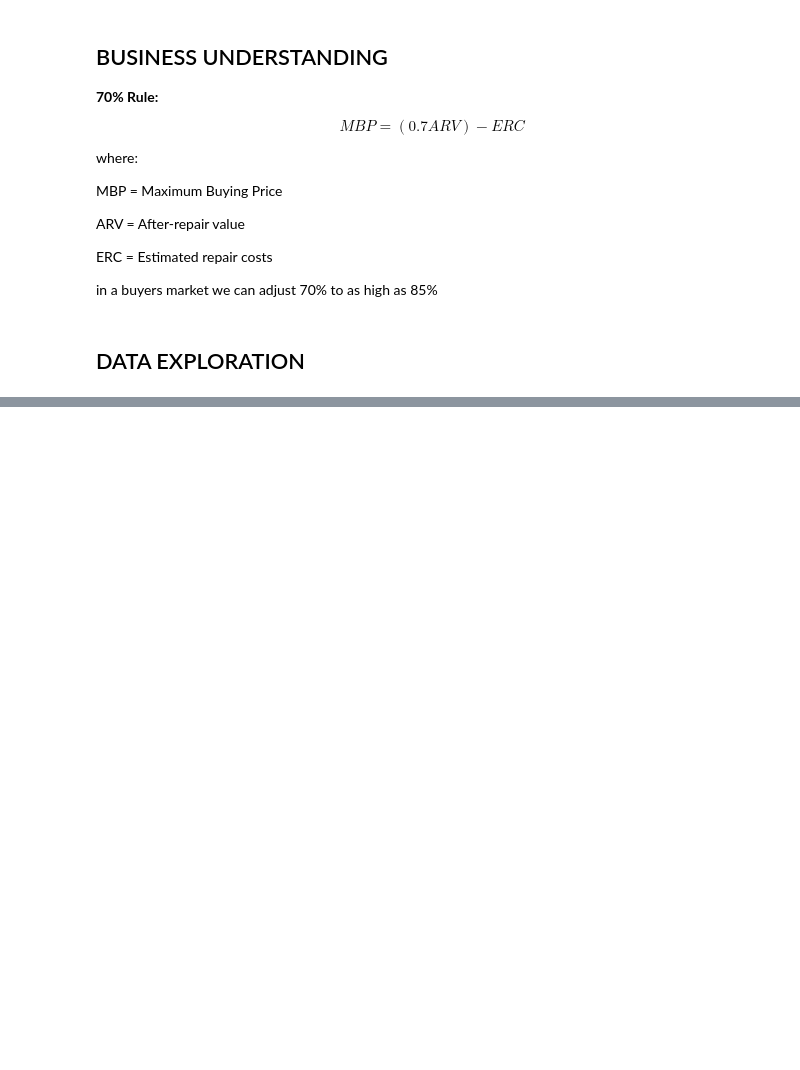
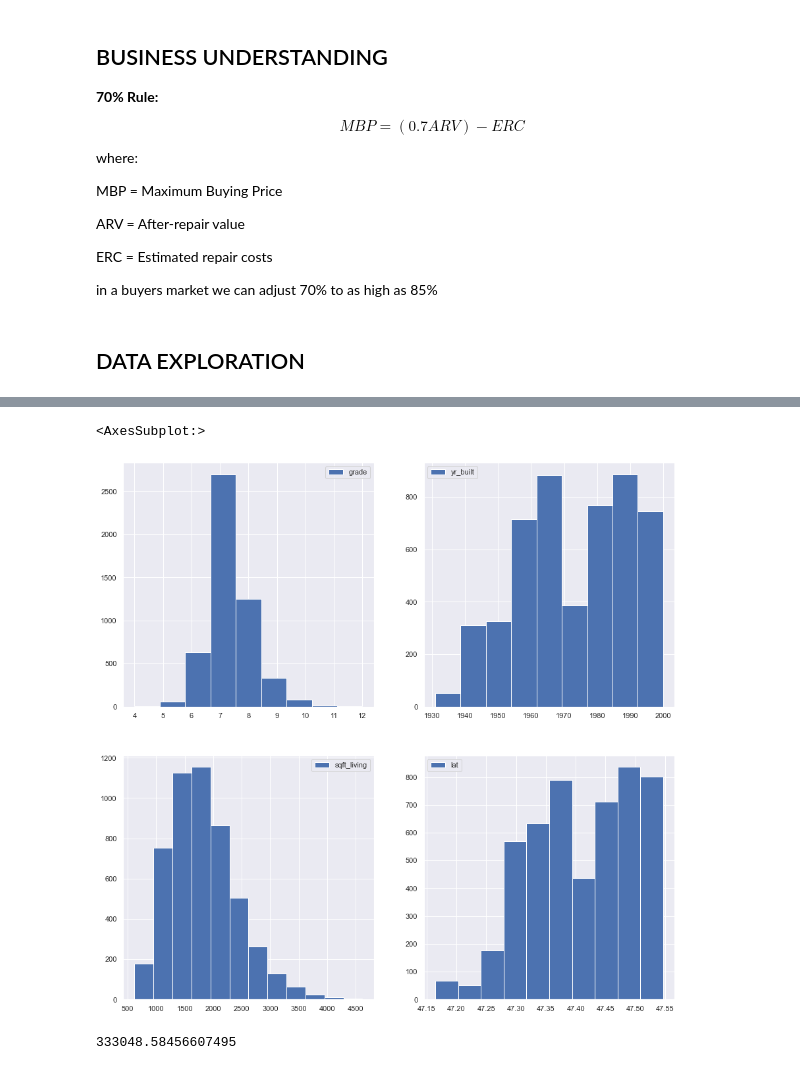
Before and after one commit to ewjohn127/dsc_project2, a Jupyter notebook: project_ideas.ipynb, the cells around one changed output, grey strips where cells are left out. Drawn from its saved outputs; the diff is of its cells as text; code cells hidden in the pictures; blank space fills up the shorter version.

```diff
--- a/project_ideas.ipynb
+++ b/project_ideas.ipynb
@@ -96,0 +159,10 @@ df.head()
+# %%
+fig,axes = plt.subplots(nrows=2,ncols=2)
+
+df['grade'].hist(bins=9,ax=axes[0,0],legend=True)
+df['yr_built'].hist(bins=9,ax=axes[0,1],legend=True)
+df['sqft_living'].hist(bins=12,ax=axes[1,0],legend=True)
+df['lat'].hist(bins=10,ax=axes[1,1],legend=True)
+# %% [output]
+<AxesSubplot:>
+[figure, added]
@@ -96,0 +207,7 @@ df.head()
+# %%
+# Baseline Model
+baseline_mean = X_train_scaled_final['price'].mean()
+model_base = DummyRegressor(strategy='mean', constant=baseline_mean)
+baseline_mean
+# %% [output]
+333048.58456607495
```
Also changed, not shown: parts of 16 cells of this notebook, 1 other file.
